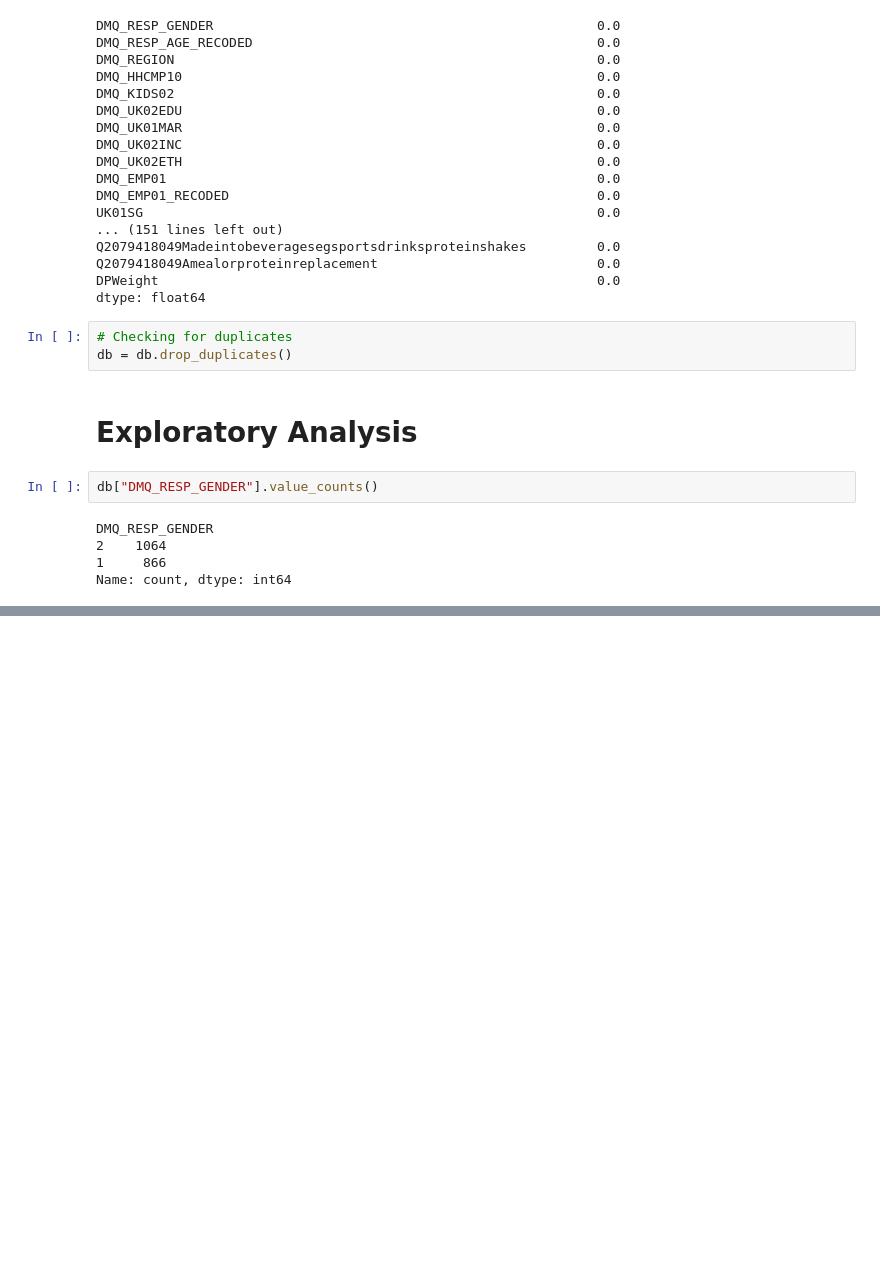
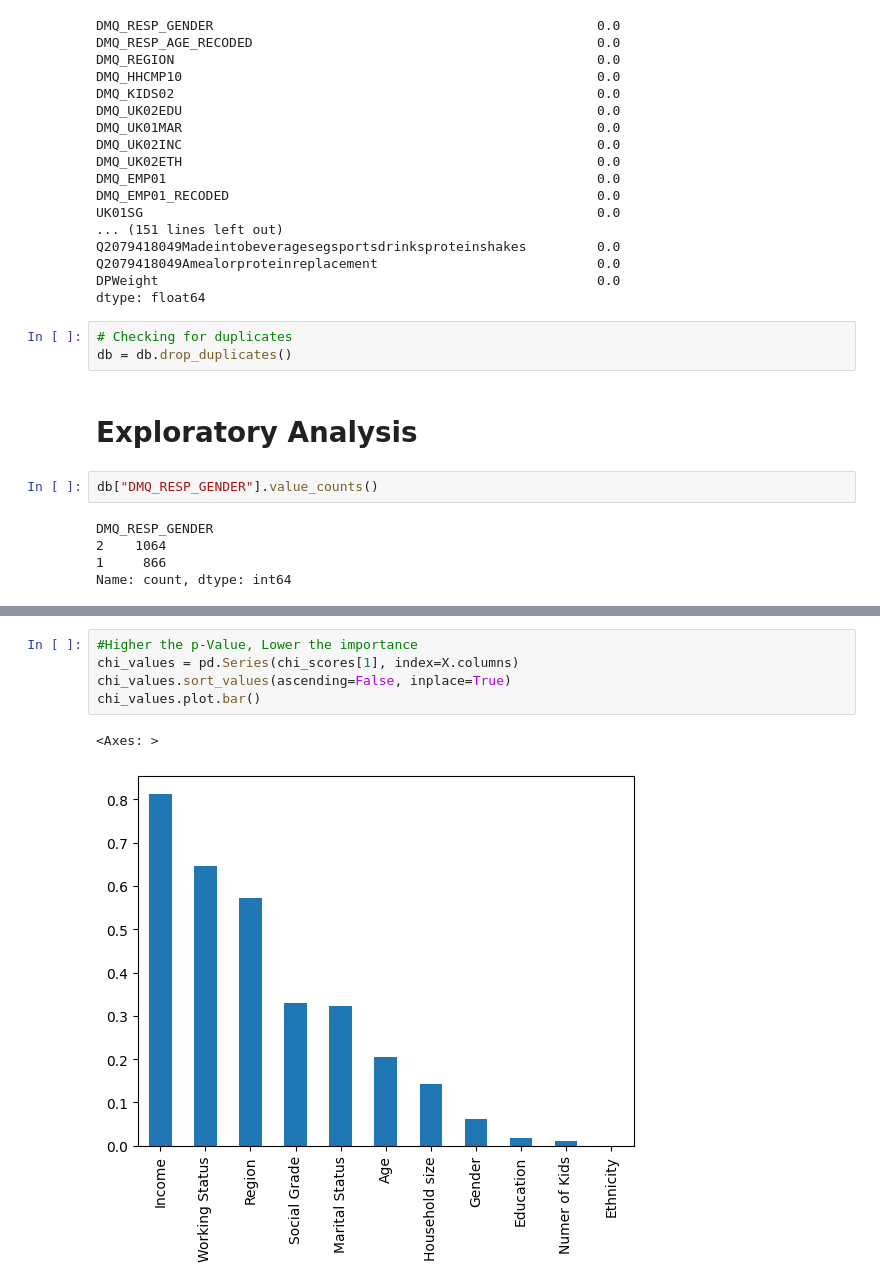
Before and after one commit to fvirtuozo/Protein_Consumers, a Jupyter notebook: Customer Data.ipynb, the cells around one changed output, grey strips where cells are left out. Cells and saved outputs as stored; diff of their text form; blank space fills up the shorter version.

```diff
--- a/Customer Data.ipynb
+++ b/Customer Data.ipynb
@@ -208,3 +250,11 @@ dtype: object
+# %%
+#Higher the p-Value, Lower the importance
+chi_values = pd.Series(chi_scores[1], index=X.columns)
+chi_values.sort_values(ascending=False, inplace=True)
+chi_values.plot.bar()
+# %% [output]
+<Axes: >
+[figure, added]
 # %%
 #For the graphs need to change the data to text since it was encoded in the original database (info available in the dictionary)
 db_1 = db
```
Also changed, not shown: parts of 82 cells of this notebook.
